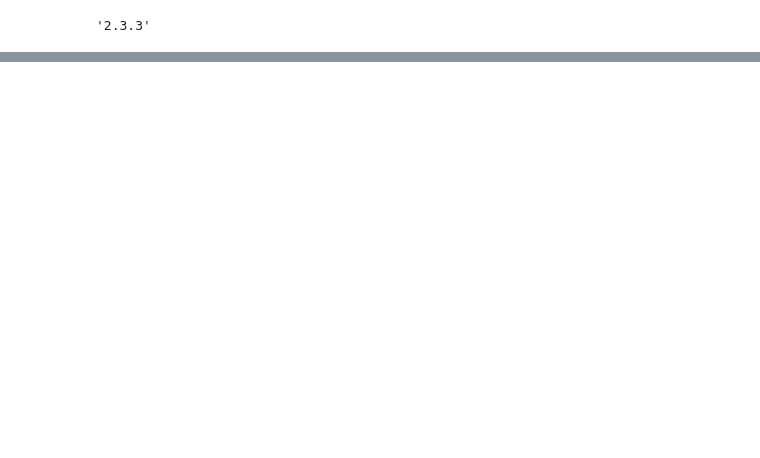
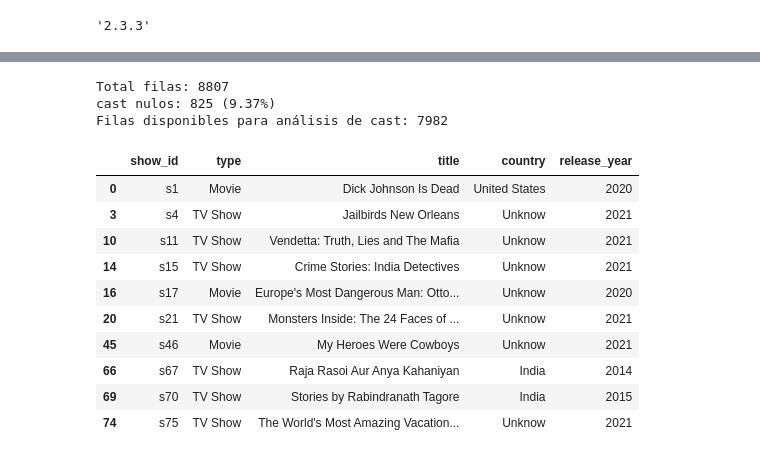
Before and after one commit to Cristhian-Velez/Netflix-analysis, a Jupyter notebook: data.ipynb, the cells around one changed output, grey strips where cells are left out. Saved outputs shown, nothing was run; the diff lists cells and outputs as text; code cells hidden in the pictures; blank space fills up the shorter version.

```diff
--- a/data.ipynb
+++ b/data.ipynb
@@ -101,2 +97,35 @@ resumen_nulls.sort_values("porcentaje_null", ascending=False)
 | listed_in | 8807 | 8807 | 0 | 0.00 |
 | description | 8807 | 8807 | 0 | 0.00 |
+# %%
+total = len(df)
+cast_nulls = df["cast"].isna().sum()
+cast_pct = (cast_nulls / total) * 100
+
+print(f"Total filas: {total}")
+print(f"cast nulos: {cast_nulls} ({cast_pct:.2f}%)")
+
+
+df["cast_missing"] = df["cast"].isna()
+
+df_cast = df.loc[~df["cast_missing"]].copy()
+
+print(f"Filas disponibles para análisis de cast: {len(df_cast)}")
+
+
+display(df.loc[df["cast_missing"], ["show_id", "type", "title", "country", "release_year"]].head(10))
+display(df_cast[["show_id", "type", "title", "cast", "country", "release_year"]].head(5))
+# %% [output]
+Total filas: 8807
+cast nulos: 825 (9.37%)
+Filas disponibles para análisis de cast: 7982
+|  | show_id | type | title | country | release_year |
+| 0 | s1 | Movie | Dick Johnson Is Dead | United States | 2020 |
+| 3 | s4 | TV Show | Jailbirds New Orleans | Unknow | 2021 |
+| 10 | s11 | TV Show | Vendetta: Truth, Lies and The Mafia | Unknow | 2021 |
+| 14 | s15 | TV Show | Crime Stories: India Detectives | Unknow | 2021 |
+| 16 | s17 | Movie | Europe's Most Dangerous Man: Otto... | Unknow | 2020 |
+| 20 | s21 | TV Show | Monsters Inside: The 24 Faces of ... | Unknow | 2021 |
+| 45 | s46 | Movie | My Heroes Were Cowboys | Unknow | 2021 |
+| 66 | s67 | TV Show | Raja Rasoi Aur Anya Kahaniyan | India | 2014 |
+| 69 | s70 | TV Show | Stories by Rabindranath Tagore | India | 2015 |
+| 74 | s75 | TV Show | The World's Most Amazing Vacation... | Unknow | 2021 |
```
Also changed, not shown: parts of 17 cells of this notebook.
